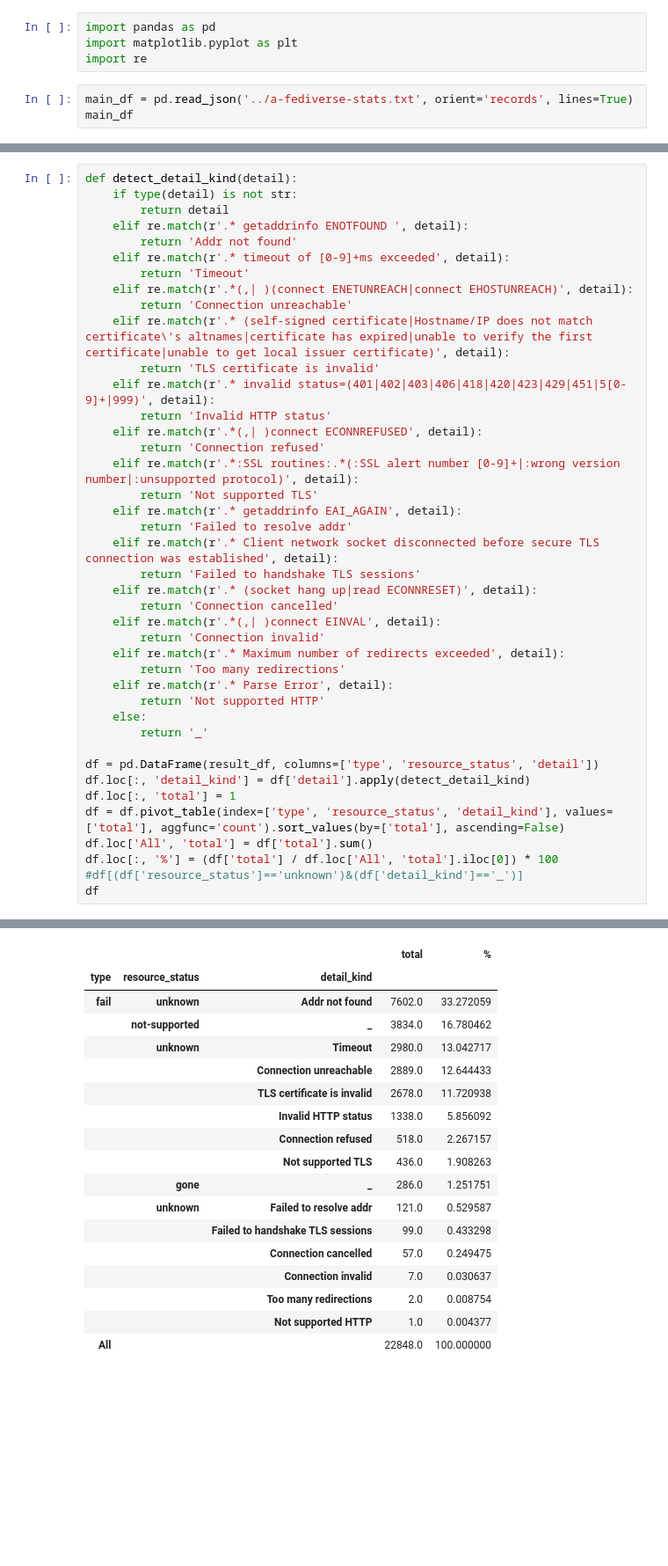
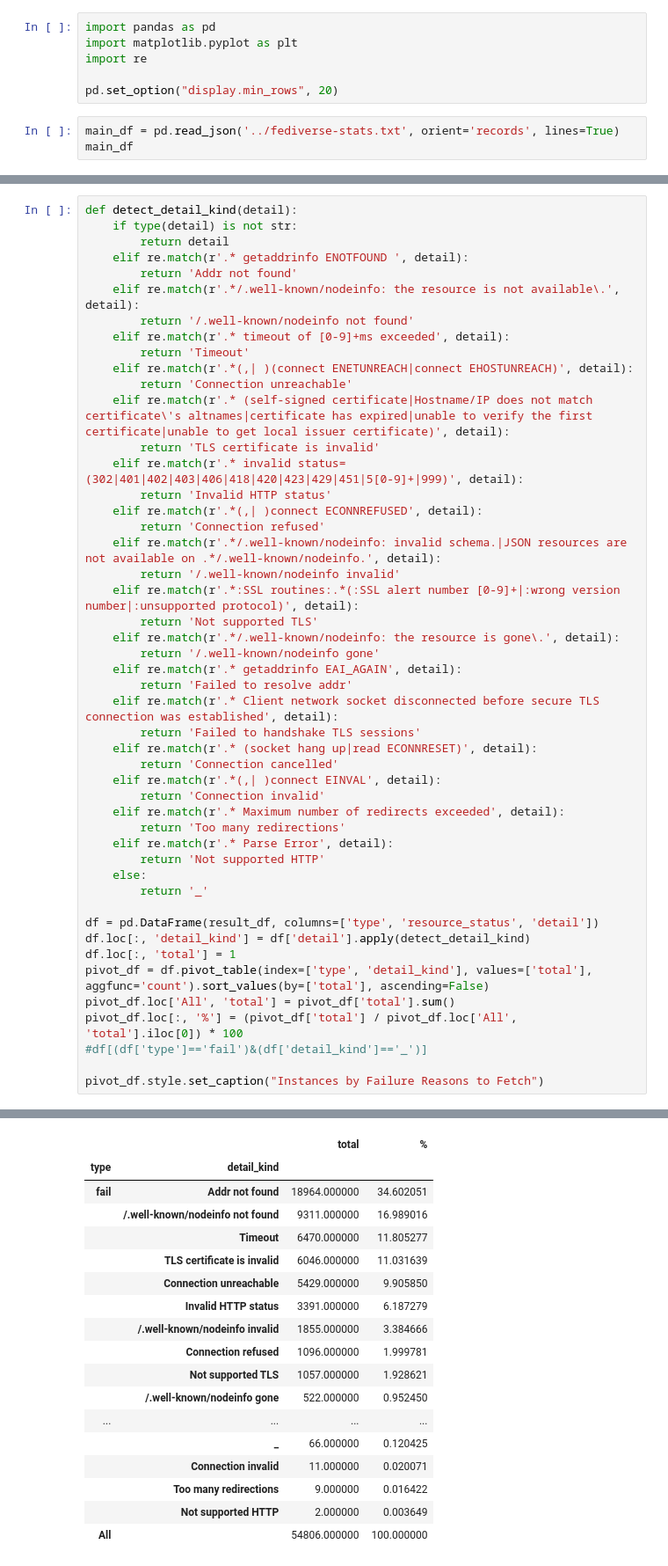
Before and after one commit to mizunashi-mana/fediverse-stats, a Jupyter notebook: notebook/fediverse-stats.ipynb, the cells around one changed output, grey strips where cells are left out. Shown: that part at 88% size. Drawn from its saved outputs; the diff is of its cells as text; blank space fills up the shorter version.

```diff
--- a/notebook/fediverse-stats.ipynb
+++ b/notebook/fediverse-stats.ipynb
@@ -2,8 +2,10 @@
 import pandas as pd
 import matplotlib.pyplot as plt
 import re
+
+pd.set_option("display.min_rows", 20)
 # %%
-main_df = pd.read_json('../a-fediverse-stats.txt', orient='records', lines=True)
+main_df = pd.read_json('../fediverse-stats.txt', orient='records', lines=True)
 main_df
 # %% [output]
 |  | endpoint | checked_target | result |
@@ -54,18 +67,24 @@ def detect_detail_kind(detail):
         return detail
     elif re.match(r'.* getaddrinfo ENOTFOUND ', detail):
         return 'Addr not found'
+    elif re.match(r'.*/.well-known/nodeinfo: the resource is not available\.', detail):
+        return '/.well-known/nodeinfo not found'
     elif re.match(r'.* timeout of [0-9]+ms exceeded', detail):
         return 'Timeout'
     elif re.match(r'.*(,| )(connect ENETUNREACH|connect EHOSTUNREACH)', detail):
         return 'Connection unreachable'
     elif re.match(r'.* (self-signed certificate|Hostname/IP does not match certificate\'s altnames|certificate has expired|unable to verify the first certificate|unable to get local issuer certificate)', detail):
         return 'TLS certificate is invalid'
-    elif re.match(r'.* invalid status=(401|402|403|406|418|420|423|429|451|5[0-9]+|999)', detail):
+    elif re.match(r'.* invalid status=(302|401|402|403|406|418|420|423|429|451|5[0-9]+|999)', detail):
         return 'Invalid HTTP status'
     elif re.match(r'.*(,| )connect ECONNREFUSED', detail):
         return 'Connection refused'
+    elif re.match(r'.*/.well-known/nodeinfo: invalid schema.|JSON resources are not available on .*/.well-known/nodeinfo.', detail):
+        return '/.well-known/nodeinfo invalid'
     elif re.match(r'.*:SSL routines:.*(:SSL alert number [0-9]+|:wrong version number|:unsupported protocol)', detail):
         return 'Not supported TLS'
+    elif re.match(r'.*/.well-known/nodeinfo: the resource is gone\.', detail):
+        return '/.well-known/nodeinfo gone'
     elif re.match(r'.* getaddrinfo EAI_AGAIN', detail):
         return 'Failed to resolve addr'
     elif re.match(r'.* Client network socket disconnected before secure TLS connection was established', detail):
@@ -84,9 +103,10 @@ def detect_detail_kind(detail):
 df = pd.DataFrame(result_df, columns=['type', 'resource_status', 'detail'])
 df.loc[:, 'detail_kind'] = df['detail'].apply(detect_detail_kind)
 df.loc[:, 'total'] = 1
-df = df.pivot_table(index=['type', 'resource_status', 'detail_kind'], values=['total'], aggfunc='count').sort_values(by=['total'], ascending=False)
-df.loc['All', 'total'] = df['total'].sum()
-df.loc[:, '%'] = (df['total'] / df.loc['All', 'total'].iloc[0]) * 100
-#df[(df['resource_status']=='unknown')&(df['detail_kind']=='_')]
-df
+pivot_df = df.pivot_table(index=['type', 'detail_kind'], values=['total'], aggfunc='count').sort_values(by=['total'], ascending=False)
+pivot_df.loc['All', 'total'] = pivot_df['total'].sum()
+pivot_df.loc[:, '%'] = (pivot_df['total'] / pivot_df.loc['All', 'total'].iloc[0]) * 100
+#df[(df['type']=='fail')&(df['detail_kind']=='_')]
+
+pivot_df.style.set_caption("Instances by Failure Reasons to Fetch")
 # %% [output]
@@ -93,18 +114,18 @@ df
-|  |  |  | total | % |
-| type | resource_status | detail_kind |  |  |
-| fail | unknown | Addr not found | 7602.0 | 33.272059 |
-|  | not-supported | _ | 3834.0 | 16.780462 |
-|  | unknown | Timeout | 2980.0 | 13.042717 |
-|  |  | Connection unreachable | 2889.0 | 12.644433 |
-|  |  | TLS certificate is invalid | 2678.0 | 11.720938 |
-|  |  | Invalid HTTP status | 1338.0 | 5.856092 |
-|  |  | Connection refused | 518.0 | 2.267157 |
-|  |  | Not supported TLS | 436.0 | 1.908263 |
-|  | gone | _ | 286.0 | 1.251751 |
-|  | unknown | Failed to resolve addr | 121.0 | 0.529587 |
-|  |  | Failed to handshake TLS sessions | 99.0 | 0.433298 |
-|  |  | Connection cancelled | 57.0 | 0.249475 |
-|  |  | Connection invalid | 7.0 | 0.030637 |
-|  |  | Too many redirections | 2.0 | 0.008754 |
-|  |  | Not supported HTTP | 1.0 | 0.004377 |
-| All |  |  | 22848.0 | 100.000000 |
+|  |  | total | % |
+| type | detail_kind |  |  |
+| fail | Addr not found | 18964.000000 | 34.602051 |
+|  | /.well-known/nodeinfo not found | 9311.000000 | 16.989016 |
+|  | Timeout | 6470.000000 | 11.805277 |
+|  | TLS certificate is invalid | 6046.000000 | 11.031639 |
+|  | Connection unreachable | 5429.000000 | 9.905850 |
+|  | Invalid HTTP status | 3391.000000 | 6.187279 |
+|  | /.well-known/nodeinfo invalid | 1855.000000 | 3.384666 |
+|  | Connection refused | 1096.000000 | 1.999781 |
+|  | Not supported TLS | 1057.000000 | 1.928621 |
+|  | /.well-known/nodeinfo gone | 522.000000 | 0.952450 |
+| ... | ... | ... | ... |
+|  | _ | 66.000000 | 0.120425 |
+|  | Connection invalid | 11.000000 | 0.020071 |
+|  | Too many redirections | 9.000000 | 0.016422 |
+|  | Not supported HTTP | 2.000000 | 0.003649 |
+| All |  | 54806.000000 | 100.000000 |
```
Also changed, not shown: parts of 21 cells of this notebook, 2 other files.
